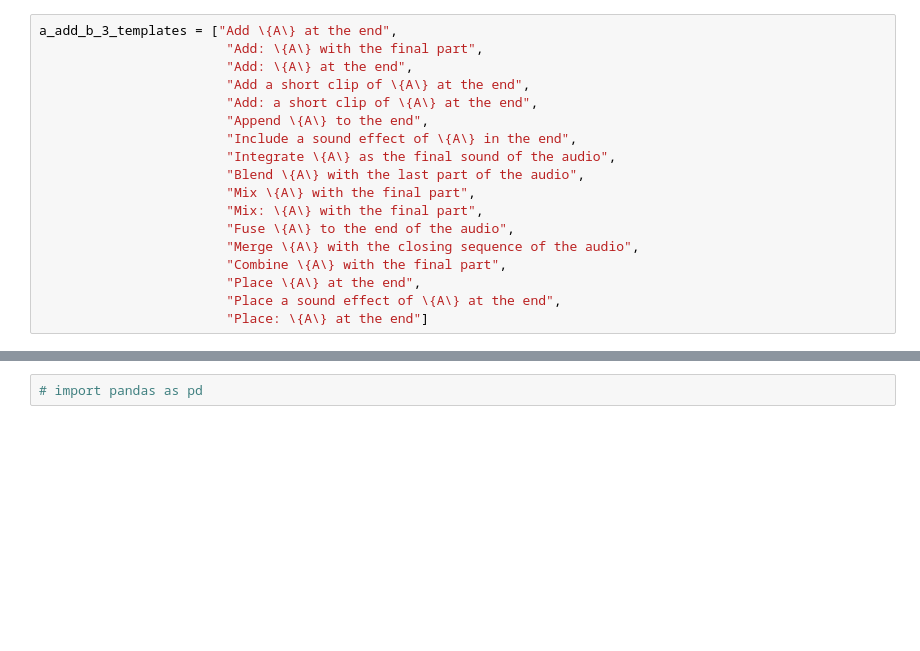
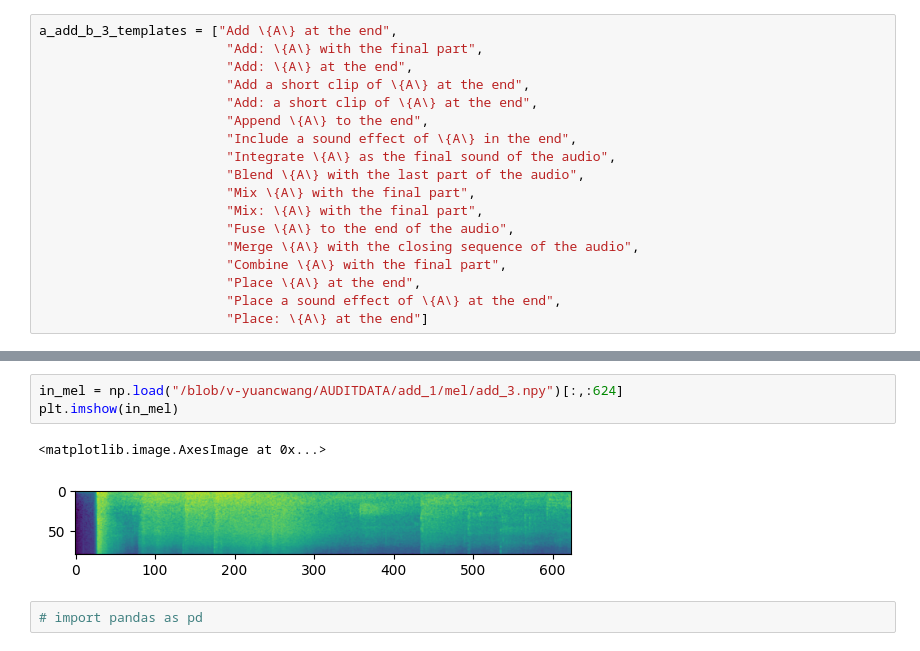
Before and after one commit to HeCheng0625/AUDIT_v2, a Jupyter notebook: gen_data_script/editing_add_drop.ipynb, the cells around one changed output, grey strips where cells are left out. Drawn from its saved outputs; the diff is of its cells as text; blank space fills up the shorter version.

```diff
--- a/gen_data_script/editing_add_drop.ipynb
+++ b/gen_data_script/editing_add_drop.ipynb
@@ -119,3 +232,9 @@ a_add_b_3_templates = ["Add \{A\} at the end",
+# %%
+in_mel = np.load("/blob/v-yuancwang/AUDITDATA/add_1/mel/add_3.npy")[:,:624]
+plt.imshow(in_mel)
+# %% [output]
+<matplotlib.image.AxesImage at 0x...>
+[figure, added]
 # %%
 # import pandas as pd
 # %%
```
Also changed, not shown: parts of 6 cells of this notebook, 5 other files.
